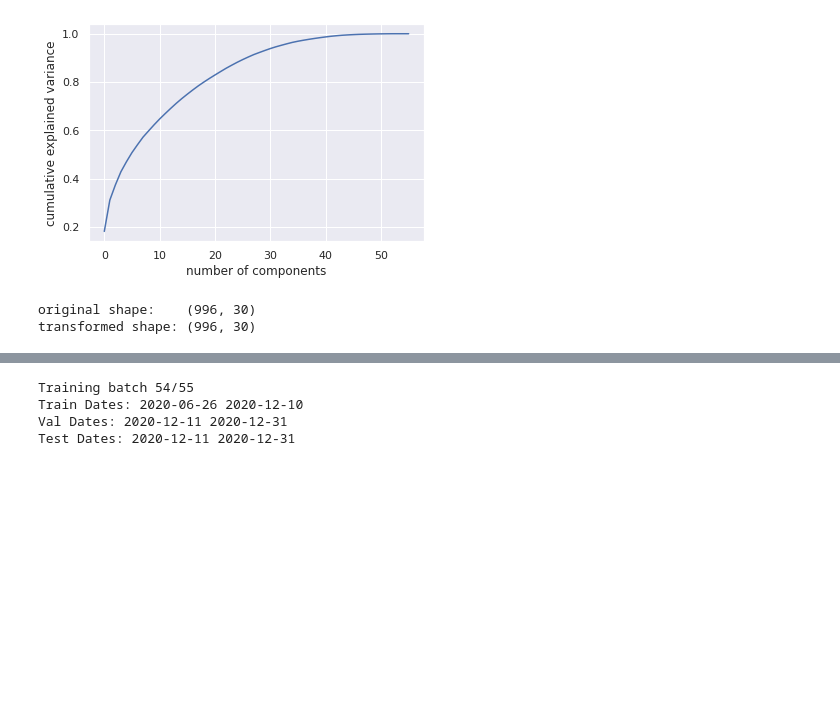
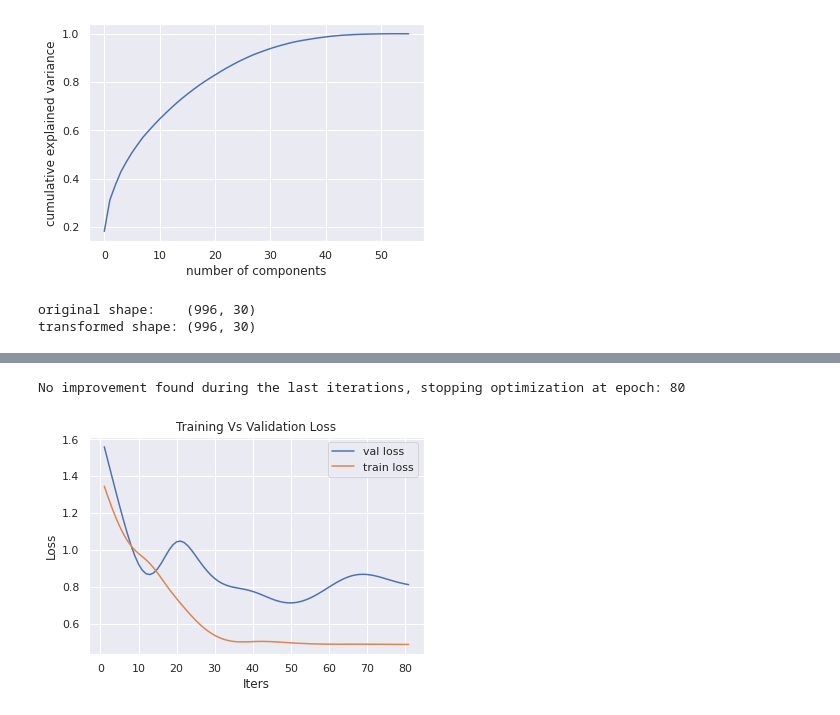
Before and after one commit to apof/Master-Thesis-----Deep-Kernel-Learning-and-Neural-Processes--combining-GPs-with-DL, a Jupyter notebook: GPs Experiments.ipynb, the cells around one changed output, grey strips where cells are left out. Saved outputs shown, nothing was run; the diff lists cells and outputs as text; code cells hidden in the pictures; blank space fills up the shorter version.

```diff
--- a/GPs Experiments.ipynb
+++ b/GPs Experiments.ipynb
@@ -249,11 +263,12 @@ class ExactGPModel(gpytorch.models.ExactGP):
         covar_x = self.covar_module(x)
         return gpytorch.distributions.MultivariateNormal(mean_x, covar_x)
 # %%
-losses = []
 predictions = []
-valid_loss = []
 
 for i,train_batch in enumerate(train_batches):
+
+    training_loss = []
+    validation_loss = []
 
     print("Training batch " + str(i) + "/" + str(len(train_batches)))
     train_data,train_labels,train_dates = train_batch
@@ -291,40 +306,88 @@ for i,train_batch in enumerate(train_batches):
     mll = gpytorch.mlls.ExactMarginalLogLikelihood(likelihood, model)
 
     training_iter = 150
 
-    for j in range(training_iter):
+    #for early stopping :
+    best_cost=1000000
+    stop = False
+    last_improvement=0
+    require_improvement = 30
+
+    epoch = 0
+
+    while epoch < training_iter and stop == False:
+
+        # Find optimal model hyperparameters
+        model.train()
+        likelihood.train()
+
         # Zero gradients from previous iteration
         optimizer.zero_grad()
         # Output from model
         output = model(train_data)
         # Calc loss and backprop gradients
         loss = -mll(output, train_labels)
         loss.backward()
 
         '''print('Iter %d/%d - Loss: %.3f   lengthscale: %.3f   noise: %.3f' % (
             i + 1, training_iter, loss.item(),
             model.covar_module.base_kernel.lengthscale.item(),
             model.likelihood.noise.item()
         ))'''
-        losses.append(loss)
         optimizer.step()
+        training_loss.append(loss.item())
+
+
+        # Get into evaluation (predictive posterior) mode
+        model.eval()
+        likelihood.eval()
+
+        with torch.no_grad(), gpytorch.settings.fast_pred_var():
+            ## Calculate the validation loss
+            val_loss = -mll(model(val_data), val_labels)
+            validation_loss.append(val_loss.item())
+
+        ## Early Stopping Here
+        #early stopping based on the validation set/ max_steps_without_decrease of the loss value : require_improvement
+        avg_cost = val_loss.item()
+        if avg_cost < best_cost:
+            best_cost = avg_cost
+            last_improvement = 0
+        else:
+            last_improvement +=1
+
+        if last_improvement > require_improvement:
+            print("No improvement found during the last iterations, stopping optimization at epoch: " + str(epoch))
+            # Break out from the loop.
+            stop = True
+
+        epoch += 1
 
     # Get into evaluation (predictive posterior) mode
     model.eval()
     likelihood.eval()
 
     # Test points are regularly spaced along [0,1]
     # Make predictions by feeding model through likelihood
     with torch.no_grad(), gpytorch.settings.fast_pred_var():
         observed_pred = likelihood(model(test_data))
         predictions.append(observed_pred)
 
-    #time.sleep(5)
+    index = [i+1 for i in range(len(validation_loss))]
+    plt.plot(index, validation_loss ,label = "val loss")
+    plt.plot(index, training_loss, label = "train loss")
+    plt.xlabel('Iters')
+    plt.ylabel('Loss')
+    plt.title('Training Vs Validation Loss')
+    plt.legend()
+    plt.show()
+
+
+
+    #time.sleep(3)
 # %% [output]
-Training batch 54/55
-Train Dates: 2020-06-26 2020-12-10
-Val Dates: 2020-12-11 2020-12-31
-Test Dates: 2020-12-11 2020-12-31
+No improvement found during the last iterations, stopping optimization at epoch: 80
+[figure, added]
 # %%
 ### get the predictions
 mean_preds = []
```
Also changed, not shown: parts of 13 cells of this notebook, 1 other file.
